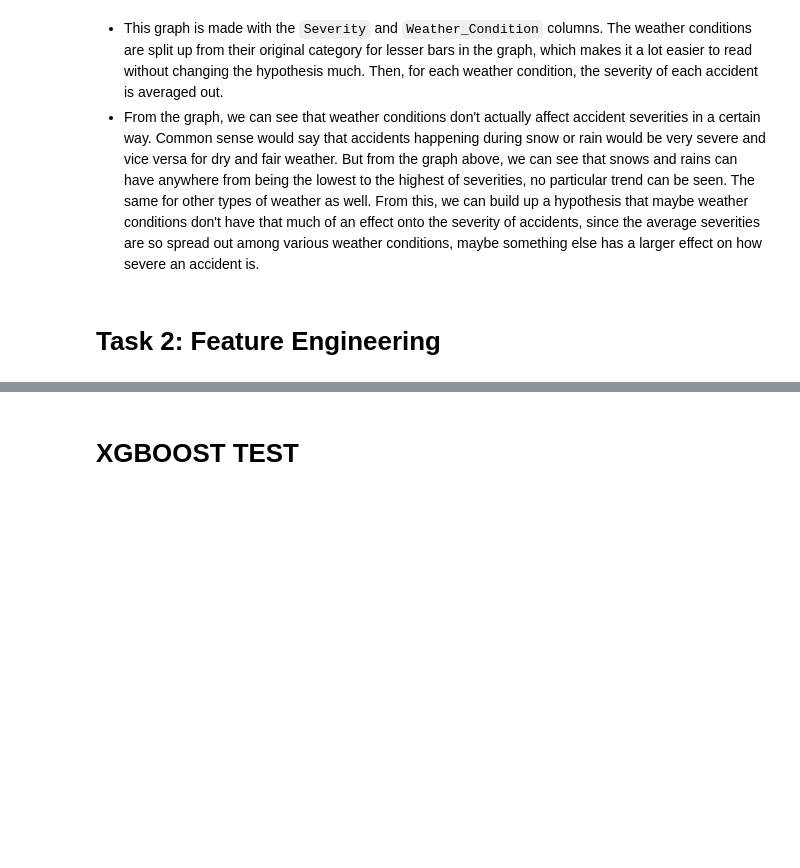
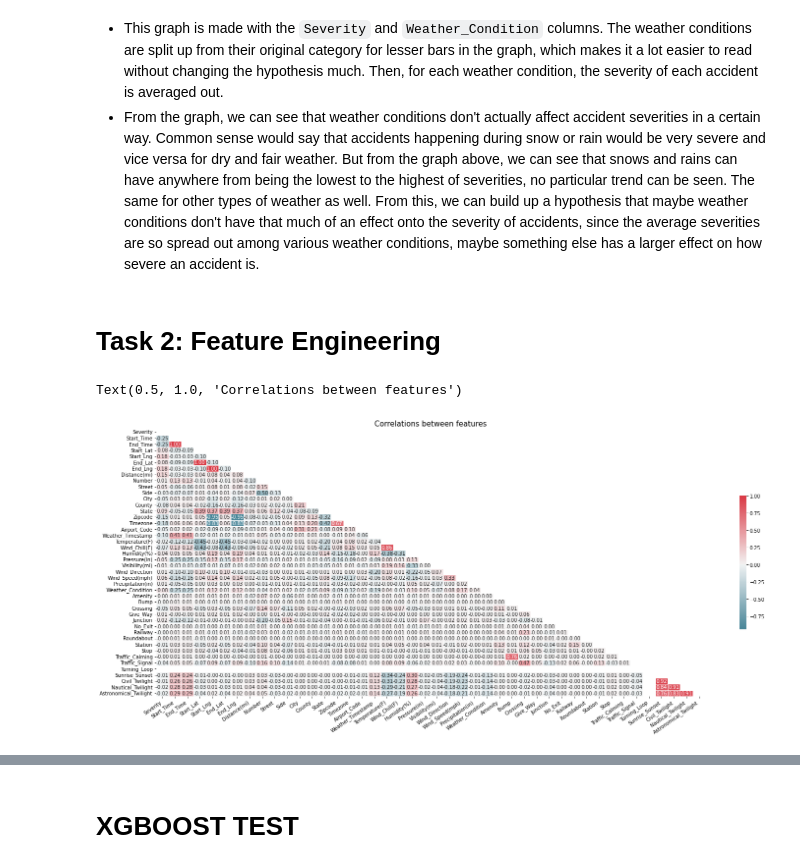
Before and after one commit to s3818311/PDS, a Jupyter notebook: main.ipynb, the cells around one changed output, grey strips where cells are left out. Saved outputs shown, nothing was run; the diff lists cells and outputs as text; code cells hidden in the pictures; blank space fills up the shorter version.

```diff
--- a/main.ipynb
+++ b/main.ipynb
@@ -1864,3 +1871,38 @@ ax
 * From the graph, we can see that weather conditions don't actually affect accident severities in a certain way. Common sense would say that accidents happening during snow or rain would be very severe and vice versa for dry and fair weather. But from the graph above, we can see that snows and rains can have anywhere from being the lowest to the highest of severities, no particular trend can be seen. The same for other types of weather as well. From this, we can build up a hypothesis that maybe weather conditions don't have that much of an effect onto the severity of accidents, since the average severities are so spread out among various weather conditions, maybe something else has a larger effect on how severe an accident is.
 # %% [markdown]
 # Task 2: Feature Engineering
+# %%
+from sklearn.preprocessing import LabelEncoder
+
+# dropping the geometry column created while building graph 2
+temp_train = train_df.drop("geometry", axis=1)
+
+# temporarily use LabelEncoder to convert string columns to int for correlation analysis
+le = LabelEncoder()
+
+str_cols = [c for c in temp_train.columns if temp_train[c].dtype == 'string']
+
+temp_train[str_cols] = temp_train[str_cols].apply(le.fit_transform)
+
+# convert boolean columns to int as well
+for col in temp_train.columns:
+    if temp_train[col].dtype == 'bool':
+        temp_train[col] = temp_train[col].astype('int')
+# %%
+# generate correlation matrix
+corr = temp_train.corr()
+# %%
+# graph out the correlation matric
+mask = np.zeros_like(corr, dtype=bool)
+mask[np.triu_indices_from(mask)] = True
+
+cmap = sns.diverging_palette(220, 10, as_cmap = True)
+
+ax = plt.figure(figsize=(25, 10))
+ax = sns.heatmap(corr, cmap=cmap, annot=True, fmt='.2f', mask = mask, vmax = 1, center = 0, linewidths = .5, cbar_kws = {"shrink": .5})
+ax = plt.xticks(rotation=35, horizontalalignment='right')
+ax = plt.title("Correlations between features", fontsize=15)
+ax
+# %% [output]
+Text(0.5, 1.0, 'Correlations between features')
+[figure, added]
```
Also changed, not shown: parts of 34 cells of this notebook.
